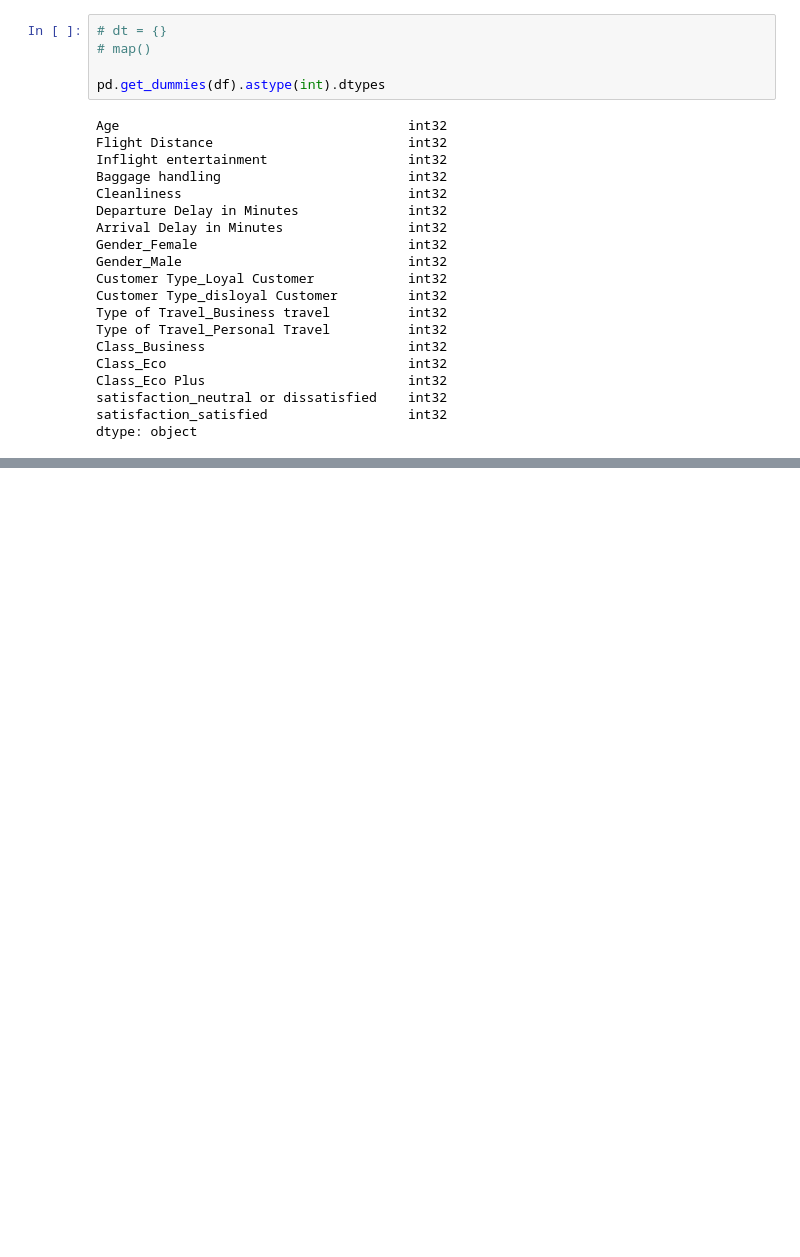
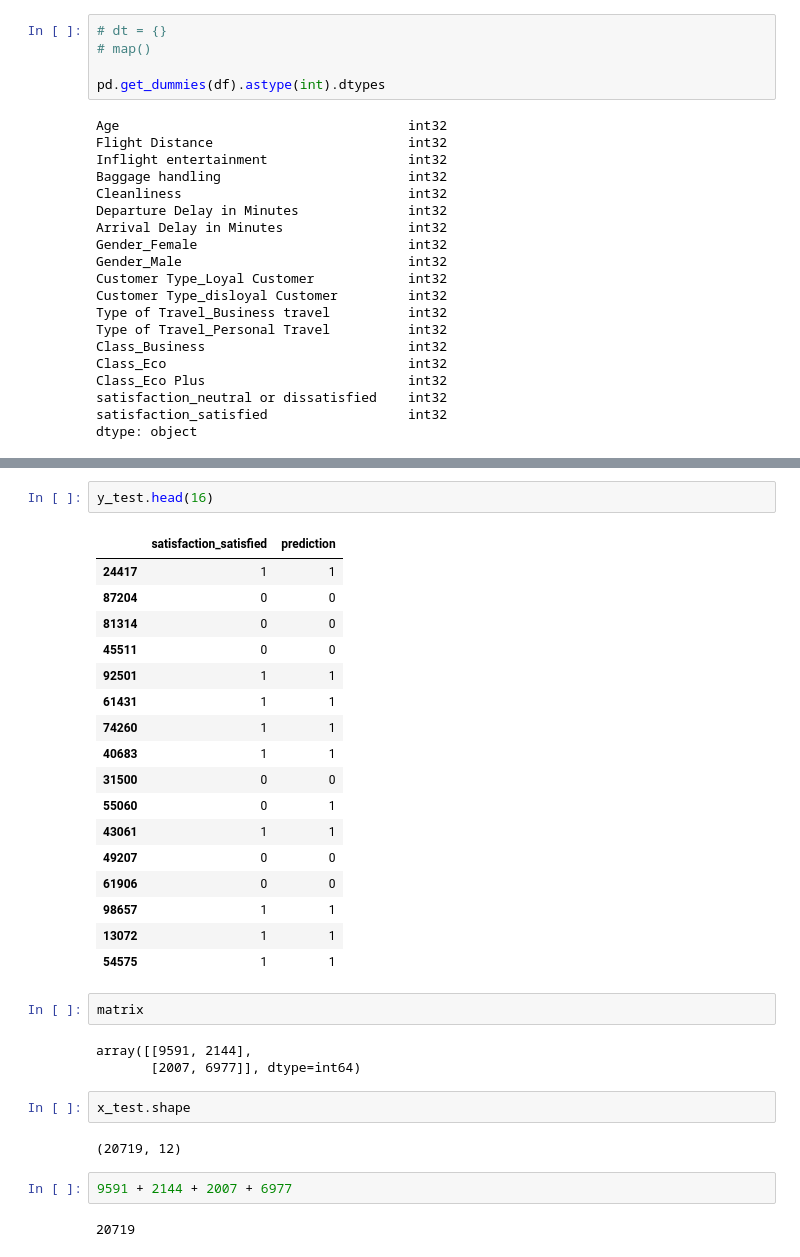
Before and after one commit to upflairs-pvt-ltd/1st_june_data_science, a Jupyter notebook: customer_satisfaction/project.ipynb, the cells around one changed output, grey strips where cells are left out. Cells and saved outputs as stored; diff of their text form; blank space fills up the shorter version.

```diff
--- a/customer_satisfaction/project.ipynb
+++ b/customer_satisfaction/project.ipynb
@@ -413,0 +498,33 @@ dtype: object
+# %%
+y_test.head(16)
+# %% [output]
+|  | satisfaction_satisfied | prediction |
+| 24417 | 1 | 1 |
+| 87204 | 0 | 0 |
+| 81314 | 0 | 0 |
+| 45511 | 0 | 0 |
+| 92501 | 1 | 1 |
+| 61431 | 1 | 1 |
+| 74260 | 1 | 1 |
+| 40683 | 1 | 1 |
+| 31500 | 0 | 0 |
+| 55060 | 0 | 1 |
+| 43061 | 1 | 1 |
+| 49207 | 0 | 0 |
+| 61906 | 0 | 0 |
+| 98657 | 1 | 1 |
+| 13072 | 1 | 1 |
+| 54575 | 1 | 1 |
+# %%
+matrix
+# %% [output]
+array([[9591, 2144],
+       [2007, 6977]], dtype=int64)
+# %%
+x_test.shape
+# %% [output]
+(20719, 12)
+# %%
+9591 + 2144 + 2007 + 6977
+# %% [output]
+20719
```
Also changed, not shown: parts of 25 cells of this notebook, 1 other file.
